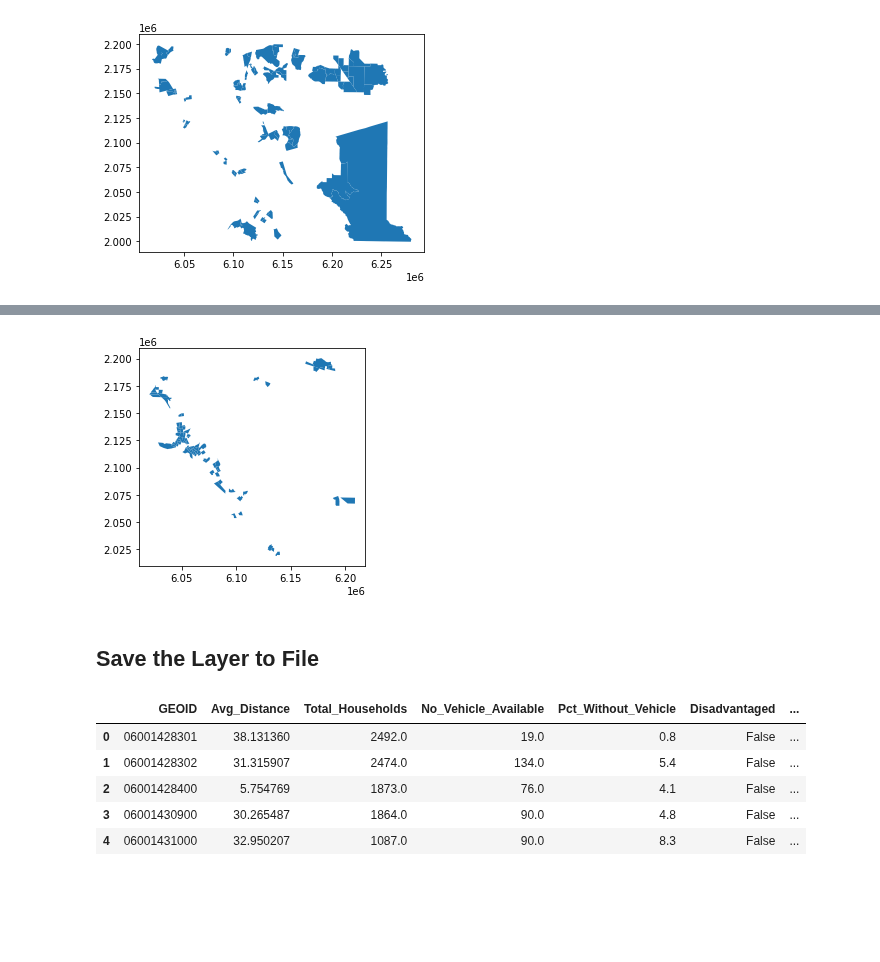
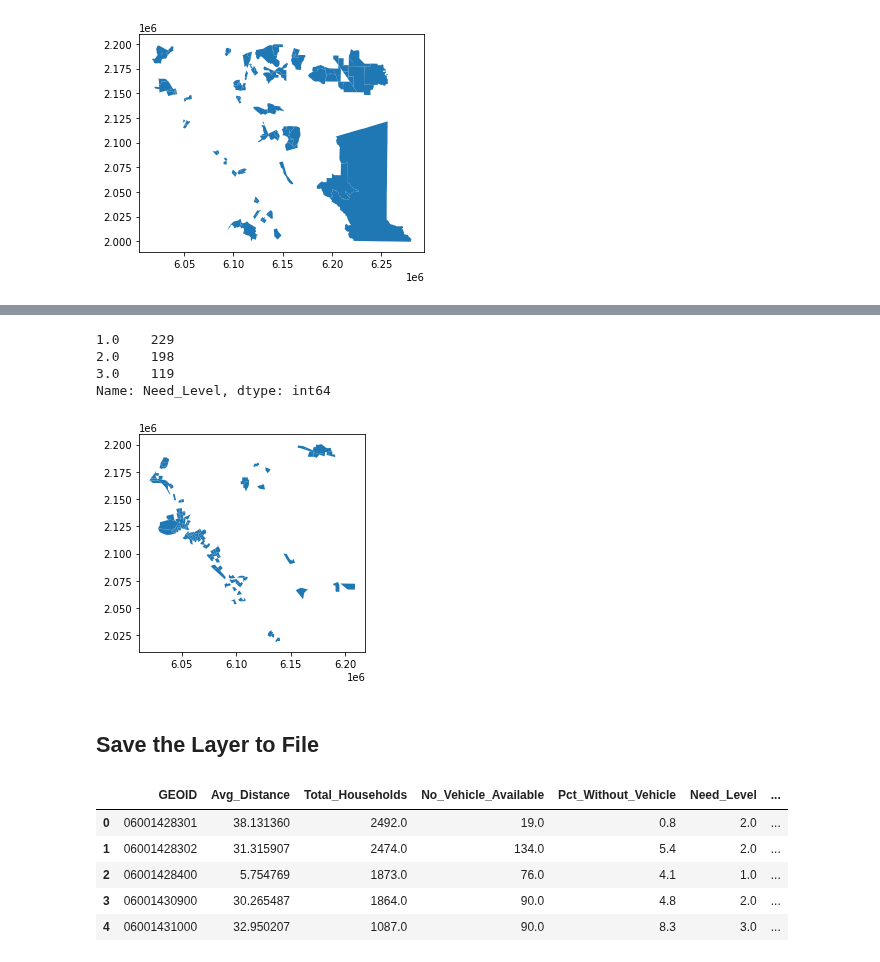
Before and after one commit to brooksjessup/parkaccess, a Jupyter notebook: geoprocessing.ipynb, the cells around one changed output, grey strips where cells are left out. Saved outputs shown, nothing was run; the diff lists cells and outputs as text; code cells hidden in the pictures; blank space fills up the shorter version.

Commit message:
need level

```diff
--- a/geoprocessing.ipynb
+++ b/geoprocessing.ipynb
@@ -273,7 +273,0 @@ This layer identifies disadvantaged censust tracts as those with BOTH over 30 mi
-# %%
-# Add a new boolean variable indicating the disadvantaged communities
-
-access_gdf["Disadvantaged"] = (access_gdf["Avg_Distance"] > 30) & (access_gdf["Pct_Without_Vehicle"] > 10)
-
-print(access_gdf.shape)
-access_gdf.head()
@@ -295,0 +274,18 @@ Name: Disadvantaged, dtype: int64
+# %%
+# Define the conditions and values of the new variable
+
+condition_list = [
+    (access_gdf["Avg_Distance"] <= 30),
+    (access_gdf["Avg_Distance"] > 30) & (access_gdf["Pct_Without_Vehicle"] <= 8),
+    (access_gdf["Avg_Distance"] > 30) & (access_gdf["Pct_Without_Vehicle"] > 8)
+]
+
+choice_list = [1, 2, 3]
+# %%
+# Add the new variable, including NaN values
+
+access_gdf["Need_Level"] = np.select(condition_list, choice_list, default=np.nan)
+# access_gdf.loc[access_gdf["Need_Level"] == 0, "Need_Level"] = np.nan
+
+print(access_gdf.shape)
+access_gdf.head()
@@ -296,9 +300,18 @@ Name: Disadvantaged, dtype: int64
+# %%
+# Check the distribution of values
+
+access_gdf["Need_Level"].value_counts()
+# %% [output]
+1.0    229
+2.0    198
+3.0    119
+Name: Need_Level, dtype: int64
 # %%
 # Check the geographic distribution
 
-access_gdf.loc[access_gdf["Disadvantaged"] == True].plot();
+access_gdf.loc[access_gdf["Need_Level"] == 3].plot();
 # %% [output]
-[figure, old version]
+[figure, new version]
 # %% [markdown]
 ## Save the Layer to File
 # %%
@@ -309,9 +322,9 @@ access_gdf.to_file("data/accessibility.geojson", driver='GeoJSON', index=False)
 # Check the saved file
 gpd.read_file("data/accessibility.geojson").head()
 # %% [output]
-|  | GEOID | Avg_Distance | Total_Households | No_Vehicle_Available | Pct_Without_Vehicle | Disadvantaged | ... |
-| 0 | 06001428301 | 38.131360 | 2492.0 | 19.0 | 0.8 | False | ... |
-| 1 | 06001428302 | 31.315907 | 2474.0 | 134.0 | 5.4 | False | ... |
-| 2 | 06001428400 | 5.754769 | 1873.0 | 76.0 | 4.1 | False | ... |
-| 3 | 06001430900 | 30.265487 | 1864.0 | 90.0 | 4.8 | False | ... |
-| 4 | 06001431000 | 32.950207 | 1087.0 | 90.0 | 8.3 | False | ... |
+|  | GEOID | Avg_Distance | Total_Households | No_Vehicle_Available | Pct_Without_Vehicle | Need_Level | ... |
+| 0 | 06001428301 | 38.131360 | 2492.0 | 19.0 | 0.8 | 2.0 | ... |
+| 1 | 06001428302 | 31.315907 | 2474.0 | 134.0 | 5.4 | 2.0 | ... |
+| 2 | 06001428400 | 5.754769 | 1873.0 | 76.0 | 4.1 | 1.0 | ... |
+| 3 | 06001430900 | 30.265487 | 1864.0 | 90.0 | 4.8 | 2.0 | ... |
+| 4 | 06001431000 | 32.950207 | 1087.0 | 90.0 | 8.3 | 3.0 | ... |
```
Also changed, not shown: parts of 5 cells of this notebook, 1 other file.
